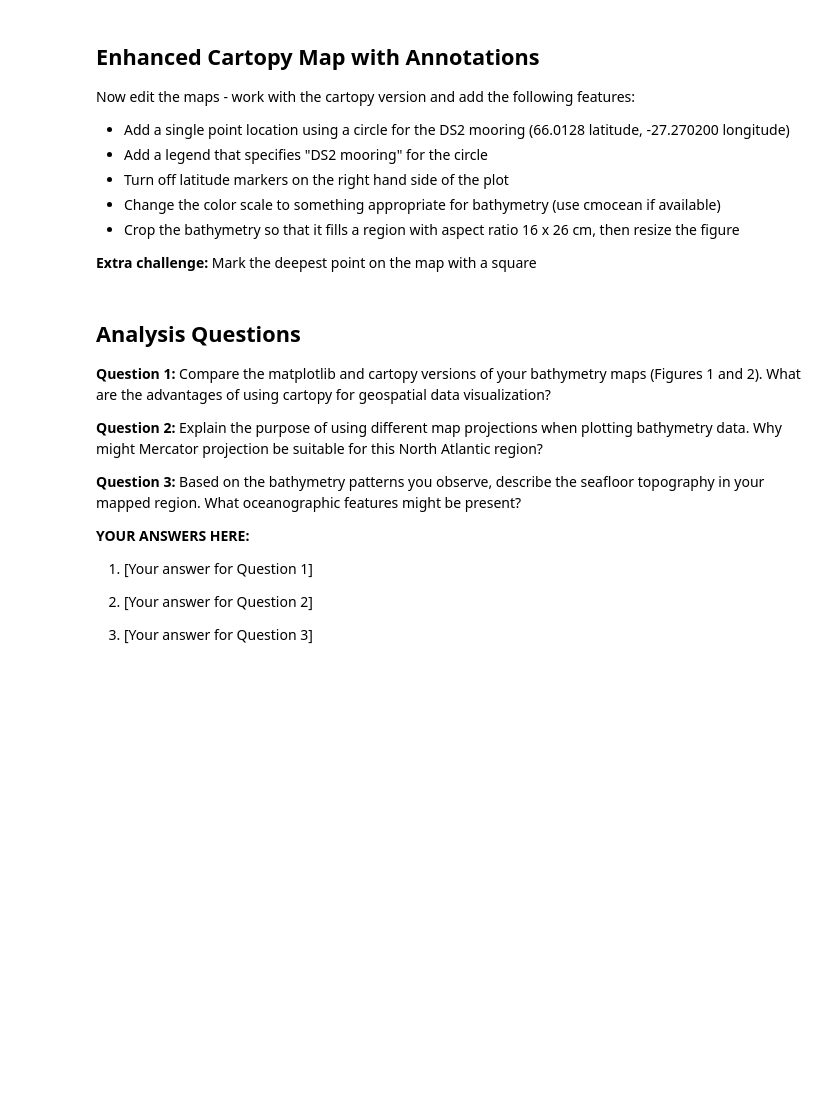
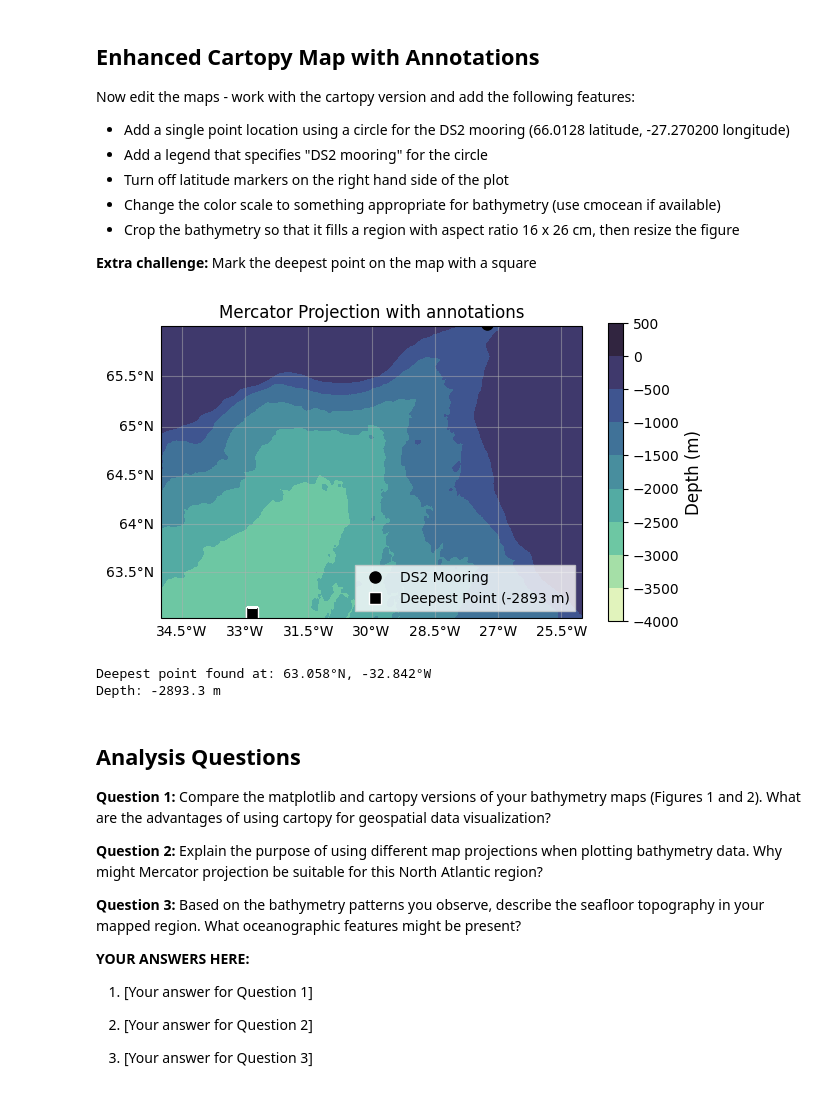
Before and after one commit to ifmeo-courses/messfern-2-bathy-Emelie17, a Jupyter notebook: src/assignment.ipynb, the cells around one changed output. Drawn from its saved outputs; the diff is of its cells as text; code cells hidden in the pictures; blank space fills up the shorter version.

Commit message:
mercator projection with annotations

```diff
--- a/src/assignment.ipynb
+++ b/src/assignment.ipynb
@@ -316,36 +318,71 @@ deepest_lat = lats[deepest_idx[0]]
 deepest_lon = lons[deepest_idx[1]]
 deepest_depth = bathymetry[deepest_idx]
 
 # YOUR CODE HERE
 # Create an enhanced cartopy map with the following features:
 # 1. Use appropriate figure size (16cm x 26cm converted to inches)
 # 2. Add DS2 mooring location (66.0128°N, -27.270200°W) as a circle
 # 3. Add legend for the mooring
 # 4. Use better colormap (as above, cmocean or Blues/Blues_r)
 # 5. Turn off latitude labels on the top and right side
 # 6. Find and mark the deepest point with a square
-raise NotImplementedError()
+
+##cartopy map as above
+# Define geographic extent
+min_lon, max_lon = lons.min(), lons.max()
+min_lat, max_lat = lats.min(), lats.max()
+
+# Set up with a Mercator projection
+fig, ax = plt.subplots(figsize=(fig_width_inches, fig_height_inches), subplot_kw={'projection': ccrs.Mercator()})
+
+# Add coastlines and gridlines
+ax.coastlines(resolution='50m', color='black', linewidth=0.8)
+gl = ax.gridlines(draw_labels=True, alpha=0.5)
+gl.top_labels = False
+gl.right_labels = False
+
+# Set the extent
+ax.set_extent([min_lon, max_lon, min_lat, max_lat], crs=ccrs.PlateCarree())
+
+contour = ax.contourf(lons, lats, bathymetry, levels=depth_levels,
+                     cmap=cmocean.cm.deep, transform=ccrs.PlateCarree())
+
+# Add colorbar
+cbar = plt.colorbar(contour, ax=ax, orientation='vertical',
+                   pad=0.05, aspect=20, shrink=0.3)
+cbar.set_label('Depth (m)', fontsize=12)
+
+DS2mooring = ax.plot(ds2_lon, ds2_lat,
+        'ko', #kreis in schwarz
+        markersize=8,
+        transform=ccrs.PlateCarree(),
+        label='DS2 Mooring')
 
 deepest_plot = ax.plot(deepest_lon, deepest_lat, 'ks', markersize=8,
                       transform=ccrs.PlateCarree(),
                       label=f'Deepest Point ({deepest_depth:.0f} m)',
                       markeredgecolor='white', markeredgewidth=1)
 
 # Add legend - check options to see what to use for frameon, fancybox, shadow
-ax.legend(loc='lower right', frameon=..., fancybox=..., shadow=...)
+ax.legend(loc='lower right', frameon=True, fancybox=False, shadow=False)
 
+plt.title('Mercator Projection with annotations', fontsize=12)
 
 # Adjust layout for better appearance
 plt.tight_layout()
 
 # Save the figure
 # IMPORTANT: Change 'YourName' to your actual last name
-plt.savefig(figdir + 'ex2fig3-YourName-Messfern.png', dpi=150, bbox_inches='tight')
+plt.savefig(figdir + 'ex2fig3-Thaler-Messfern.png', dpi=150, bbox_inches='tight')
 plt.show()
 
 
 print(f"Deepest point found at: {deepest_lat:.3f}°N, {deepest_lon:.3f}°W")
 print(f"Depth: {deepest_depth:.1f} m")
+# %% [output]
+[figure, added]
+Deepest point found at: 63.058°N, -32.842°W
+Depth: -2893.3 m
 # %%
 # Test that Figure 3 was created correctly
 fig3_files = glob.glob(figdir + 'ex2fig3-*-Messfern.png')
```
Also changed, not shown: parts of 1 cell of this notebook, 1 other file.
